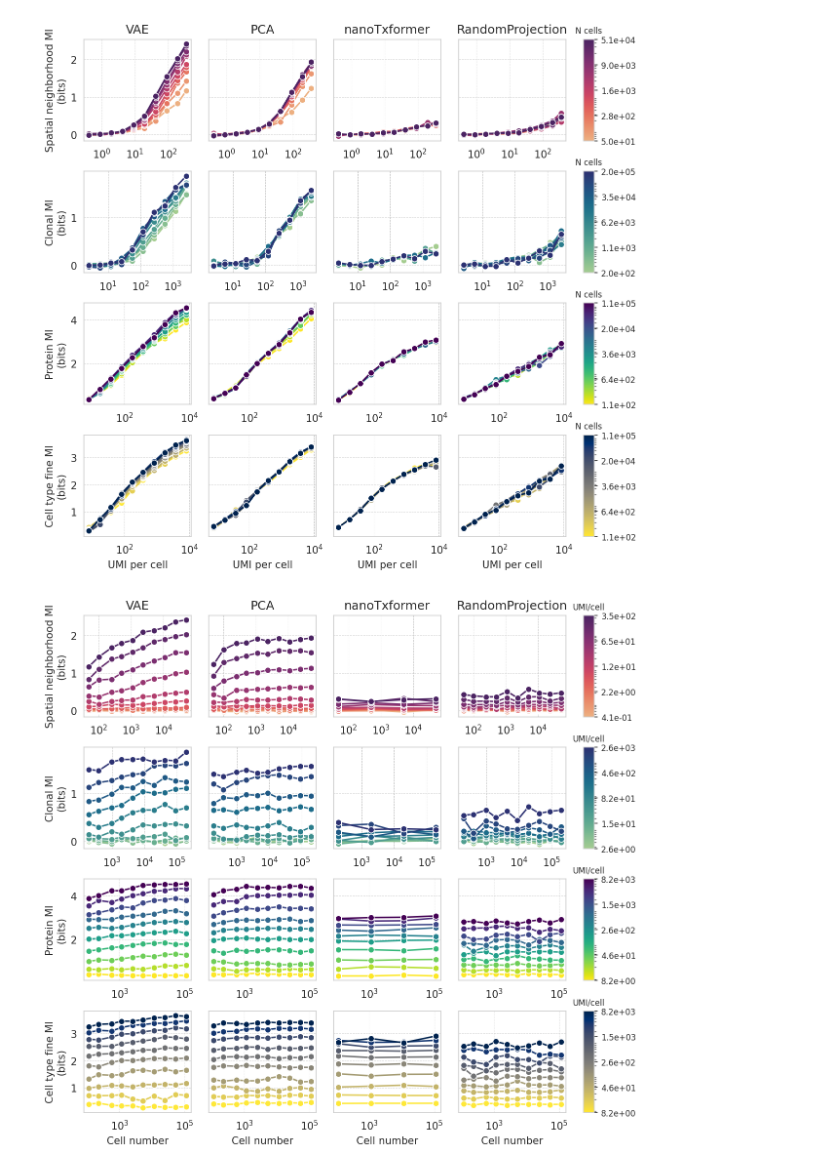
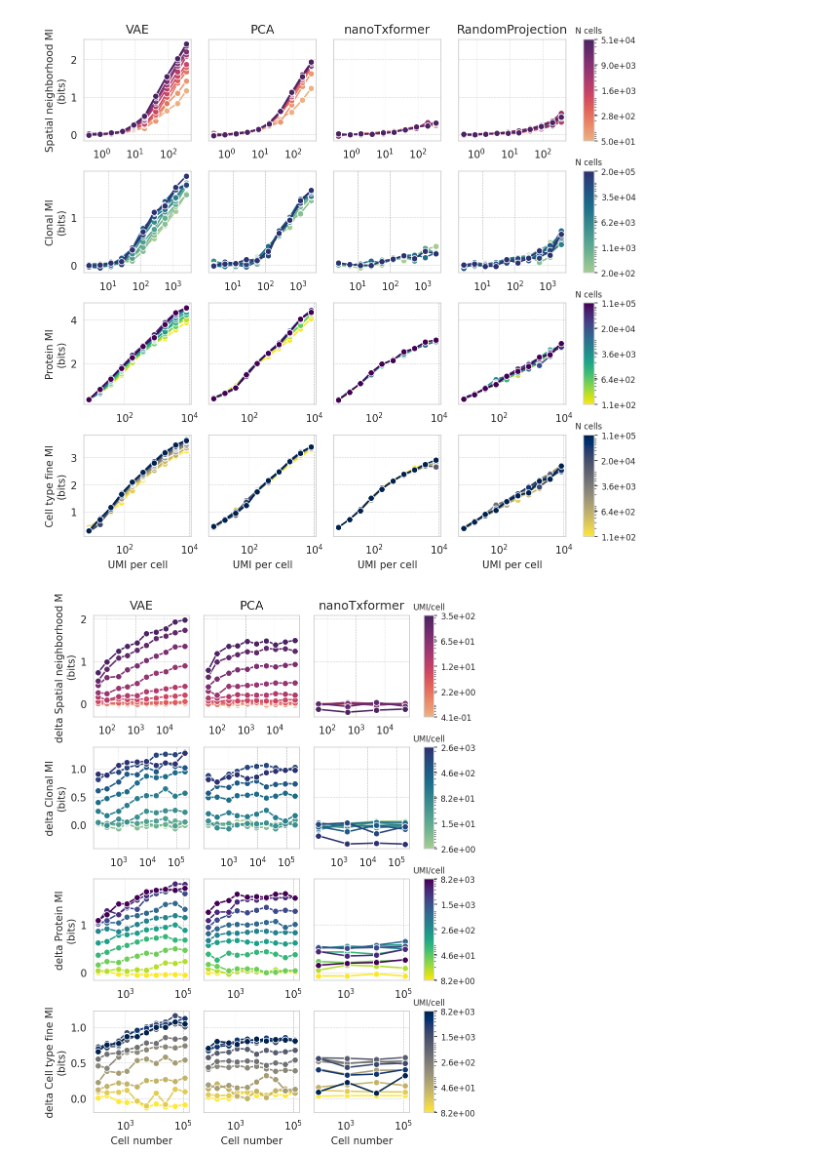
Before and after one commit to ggdna/scScaling, a Jupyter notebook: results/count_scaling_plots.ipynb, the cells around one changed output. Saved outputs shown, nothing was run; the diff lists cells and outputs as text; code cells hidden in the pictures.

Commit message:
making some nice plots : )

```diff
--- a/results/count_scaling_plots.ipynb
+++ b/results/count_scaling_plots.ipynb
@@ -18,7 +18,7 @@ dpi = 150
 hue_order = ["VAE", "PCA", "nanoTxformer", "RandomProjection"]
 c6 = ['#c4bae2','#40ada6','#3c4ebf',
         '#e3a600', '#edb1a3', '#d6543a',]
-palette = [c6[c] for c in range(6) if c in [1,2,3,5]]
+pretty_palette = [c6[c] for c in range(6) if c in [1,2,3,5]]
 # %%
 merf_df = pd.read_csv('../results/MERFISH_scaling.csv', index_col=0)
 cite_df = pd.read_csv('../results/PBMC_CITEseq_scaling.csv', index_col=0)
@@ -42,3 +26,23 @@ merf_df
+# %%
+def add_delta_mi(df, mi_column):
+    avg_random_proj = (
+        df[df["Method"] == "RandomProjection"]
+        .groupby("UMI per cell")[mi_column]
+        .transform("mean")
+    )
+    df["avg_random_proj"] = df["UMI per cell"].map(
+        df[df["Method"] == "RandomProjection"]
+        .groupby("UMI per cell")[mi_column]
+        .mean()
+    )
+    df[f"delta {mi_column}"] = df[mi_column] - df['avg_random_proj']
+    df[f"Info gain ({mi_column})"] = df[f"delta {mi_column}"] / np.log10(df['Cell number'])
+    return df
+
+cite_df = add_delta_mi(cite_df, "Protein MI")
+cite_df = add_delta_mi(cite_df, "Cell type fine MI")
+merf_df = add_delta_mi(merf_df, "Spatial neighborhood MI")
+larry_df = add_delta_mi(larry_df, "Clonal MI")
 # %%
 fig = plt.figure(figsize=(12, 3), dpi=dpi)
 
@@ -181,21 +239,19 @@ from matplotlib.colors import LogNorm
 from matplotlib.ticker import LogFormatterSciNotation
 
 # prepare the data for grid
-metrics = ['Spatial neighborhood MI', 'Clonal MI', 'Protein MI', 'Cell type fine MI']
-model_types = hue_order
+metrics = ['delta Spatial neighborhood MI', 'delta Clonal MI',
+           'delta Protein MI', 'delta Cell type fine MI']
+model_types = hue_order[:-1]
 palettes = ['flare', 'crest', 'viridis_r', 'cividis_r']  # distinct palettes for rows
 
 # number of legend entries
 n_legend_colors = 5
 
 # set up gridspec for equal subplot widths
-fig = plt.figure(figsize=(9, 9), dpi=dpi)
-# gs = gridspec.GridSpec(len(metrics), len(model_types) + 1,
-#                        width_ratios=[1] * len(model_types) + [0.1],  # extra space for colorbar
-#                        wspace=0.2, hspace=0.3)
+fig = plt.figure(figsize=(6, 9), dpi=dpi)
 
-axes = fig.subplots(4,5, sharex=False, sharey='row',
-                    gridspec_kw = {'width_ratios':[1,1,1,1,0.1], 'wspace':0.2, 'hspace':0.3})
+axes = fig.subplots(4,4, sharex=False, sharey='row',
+                    gridspec_kw = {'width_ratios':[1,1,1,0.1], 'wspace':0.2, 'hspace':0.3})
 
 # add subplots and colorbars
 for row, (metric, palette) in enumerate(zip(metrics, palettes)):
@@ -203,9 +259,9 @@ for row, (metric, palette) in enumerate(zip(metrics, palettes)):
         ax = axes[row][col]
 
         # filter data by metric
-        if metric == 'Spatial neighborhood MI':
+        if metric == 'delta Spatial neighborhood MI':
             data = merf_df
-        elif metric == 'Clonal MI':
+        elif metric == 'delta Clonal MI':
             data = larry_df
         else:  # Protein MI or Cell type fine MI
             data = cite_df
@@ -224,32 +280,32 @@ for row, (metric, palette) in enumerate(zip(metrics, palettes)):
         # set column titles
         if row == 0:
             ax.set_title(method)
 
 
         if row != 3:
             ax.set_xlabel('')
 
         # set row labels
         if col == 0:
             ax.set_ylabel(f"{metric}\n(bits)")
 
         ax.set_xscale('log')
 
     # create colorbar for the row
     vmin, vmax = data['UMI per cell'].min(), data['UMI per cell'].max()
     color_norm = LogNorm(vmin=vmin, vmax=vmax)
     sm = plt.cm.ScalarMappable(cmap=palette, norm=color_norm)
     sm.set_array([])
 
     axes[row, -1].remove()
     # add the colorbar next to the last column of the row
-    cbar_ax = fig.add_subplot(4, 5, 5+5*row)
+    cbar_ax = fig.add_subplot(4, 4, 4+4*row)
     ticks = np.logspace(np.log10(vmin), np.log10(vmax), n_legend_colors)
     cbar = fig.colorbar(sm, cax=cbar_ax, orientation='vertical', ticks=ticks)
     cbar.ax.set_yticklabels([f"{t:.1e}" for t in ticks], fontsize=8)
     cbar.ax.set_title("UMI/cell", fontsize=8)
 
 
 plt.show()
 # %% [output]
-[figure, old version]
+[figure, new version]
```
Also changed, not shown: parts of 4 cells of this notebook.
